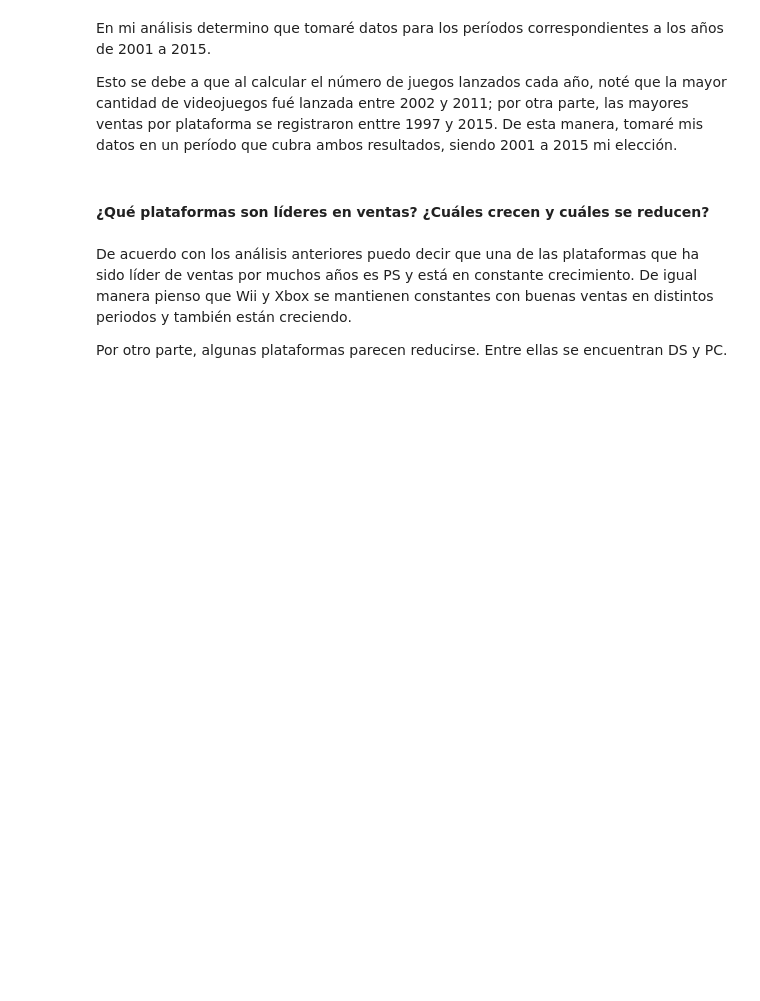
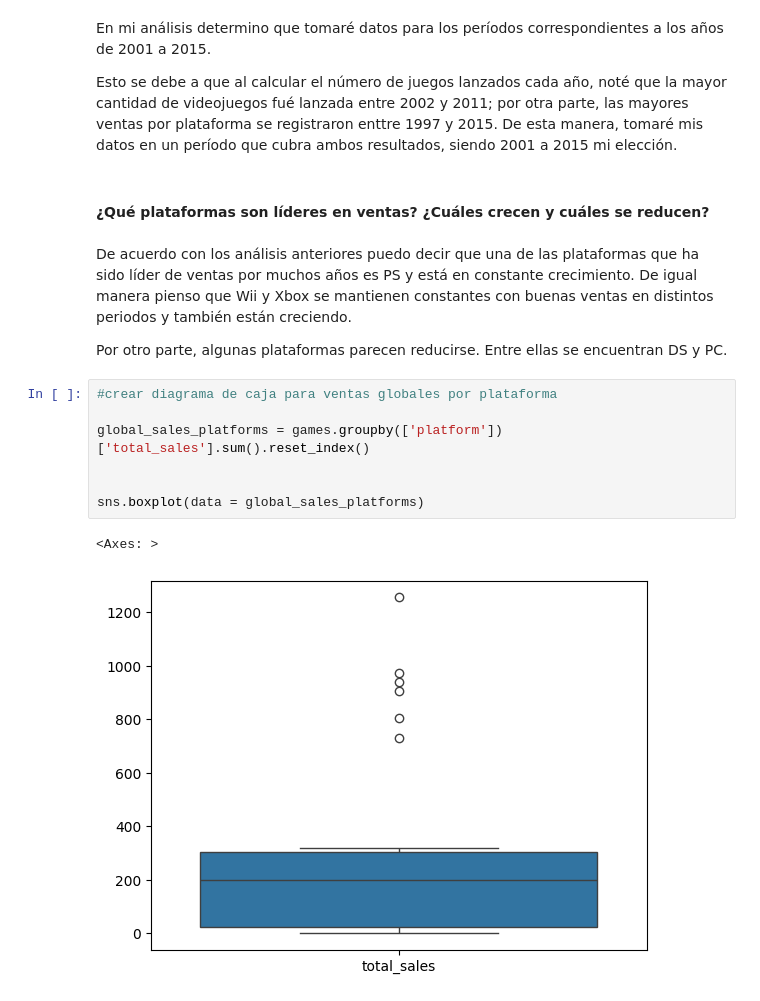
Before and after one commit to wh1tneyr/Analisis-exploratorio-de-datos-y-ambientes-virtuales, a Jupyter notebook: proyecto_05.ipynb, the cells around one changed output. Cells and saved outputs as stored; diff of their text form; blank space fills up the shorter version.

Commit message:
creando un diagrama para las ventas globales por plataforma

```diff
--- a/proyecto_05.ipynb
+++ b/proyecto_05.ipynb
@@ -225,3 +203,13 @@ Esto se debe a que al calcular el número de juegos lanzados cada año, noté qu
 De acuerdo con los análisis anteriores puedo decir que una de las plataformas que ha sido líder de ventas por muchos años es PS y está en constante crecimiento. De igual manera pienso que Wii y Xbox se mantienen constantes con buenas ventas en distintos periodos y también están creciendo.
 
 Por otro parte, algunas plataformas parecen reducirse. Entre ellas se encuentran DS y PC.
+# %%
+#crear diagrama de caja para ventas globales por plataforma
+
+global_sales_platforms = games.groupby(['platform'])['total_sales'].sum().reset_index()
+
+
+sns.boxplot(data = global_sales_platforms)
+# %% [output]
+<Axes: >
+[figure, added]
```
Also changed, not shown: parts of 2 cells of this notebook.
